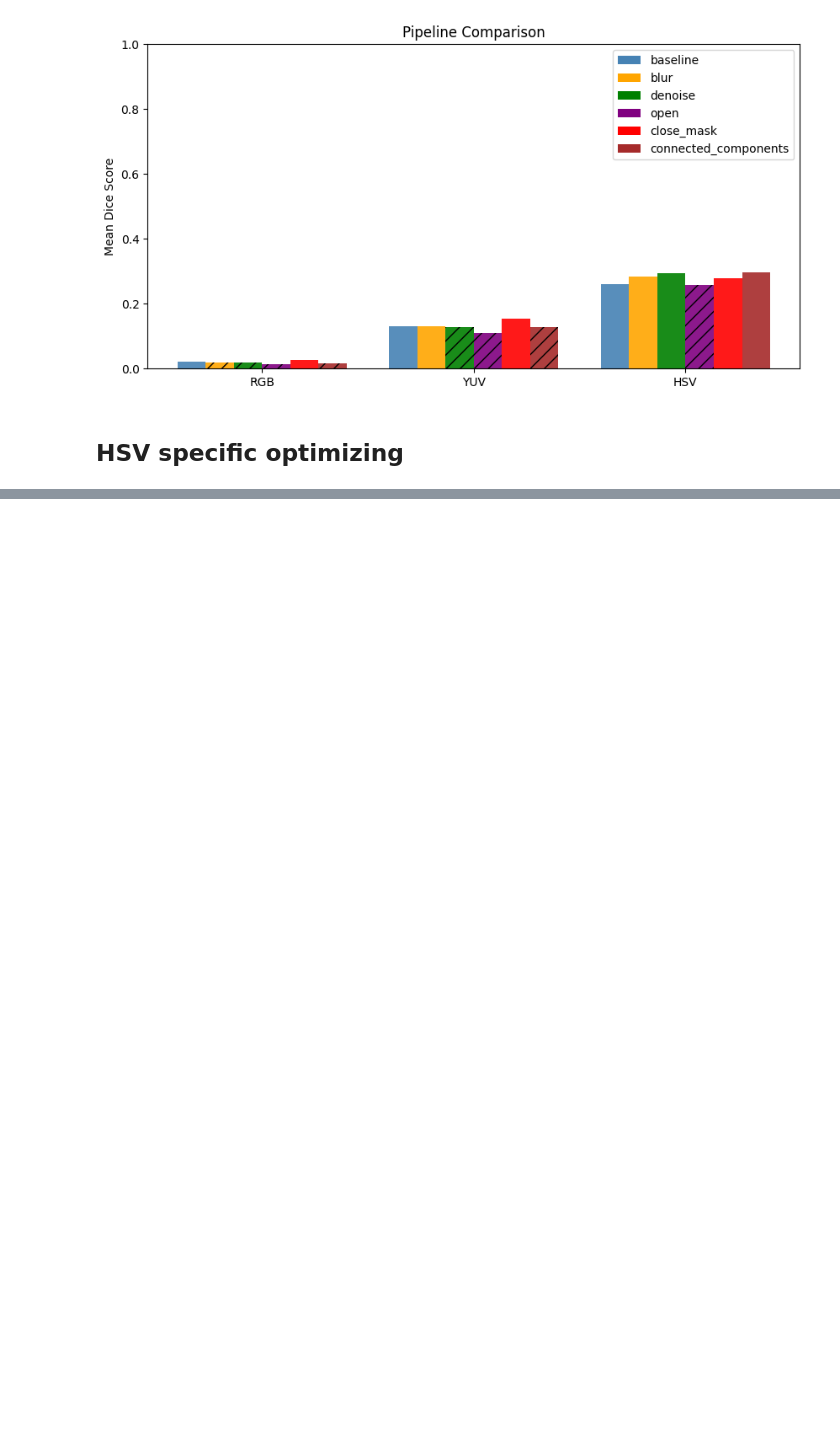
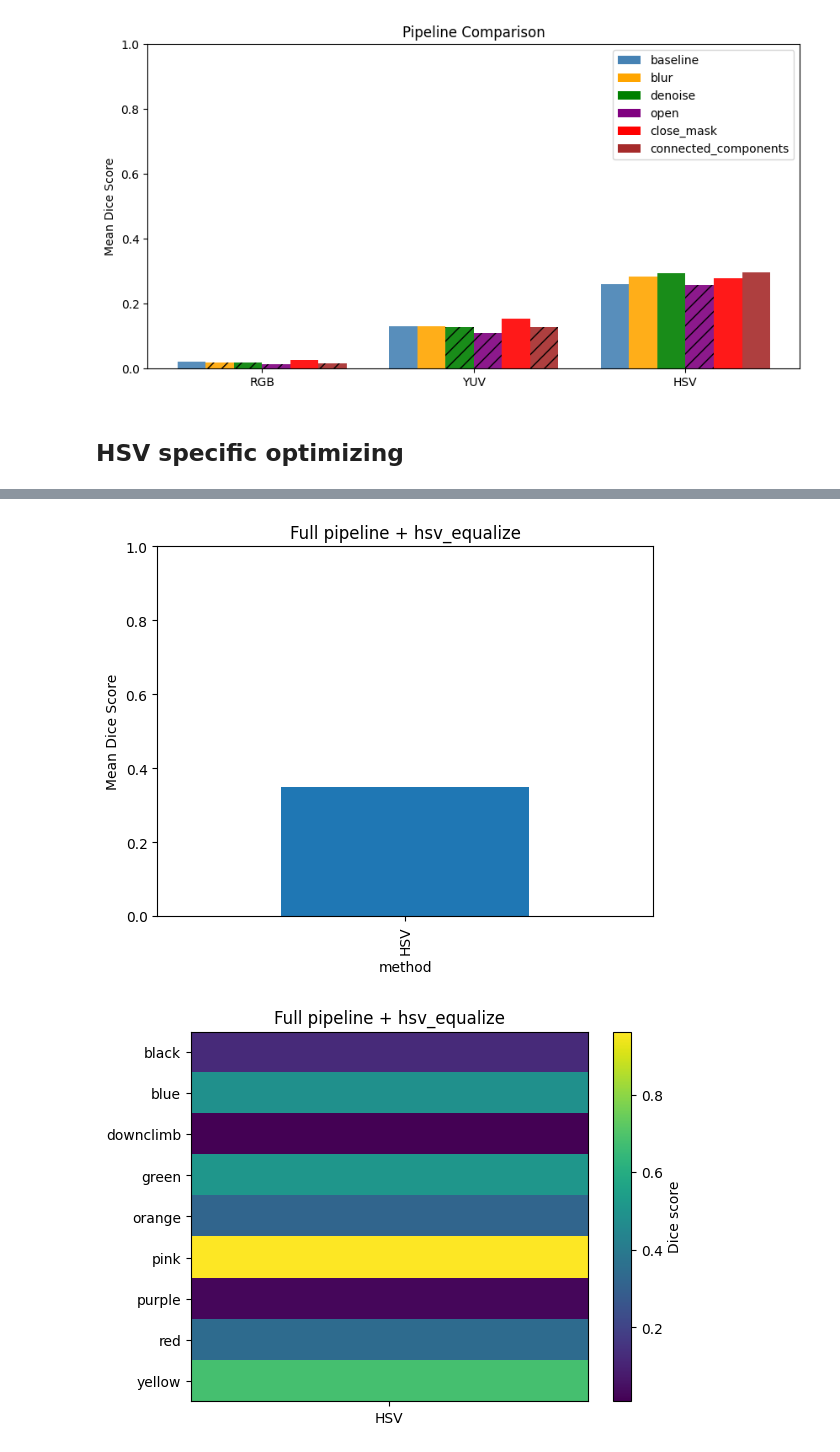
Before and after one commit to Oli36167/ClimbingVault, a Jupyter notebook: notebooks/automated-segmentation.ipynb, the cells around one changed output, grey strips where cells are left out. Saved outputs shown, nothing was run; the diff lists cells and outputs as text; code cells hidden in the pictures; blank space fills up the shorter version.

```diff
--- a/notebooks/automated-segmentation.ipynb
+++ b/notebooks/automated-segmentation.ipynb
@@ -741,0 +694,5 @@ KeyError: 'baseline'
+# %%
+evaluate(df_hsv_eq, ["HSV"], "Full pipeline + hsv_equalize")
+# %% [output]
+[figure, added]
+[figure, added]
```
Also changed, not shown: parts of 9 cells of this notebook.
